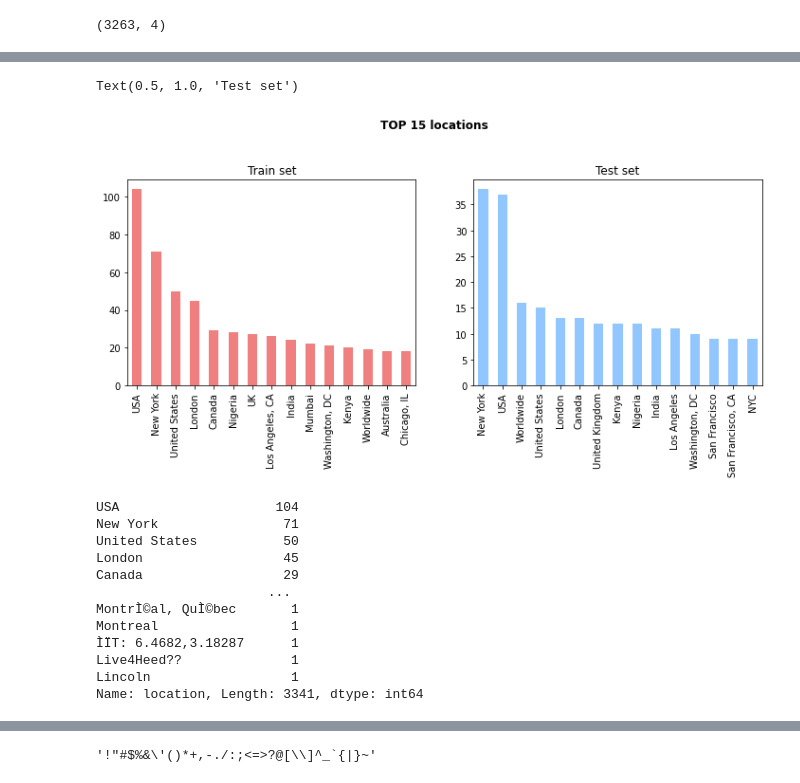
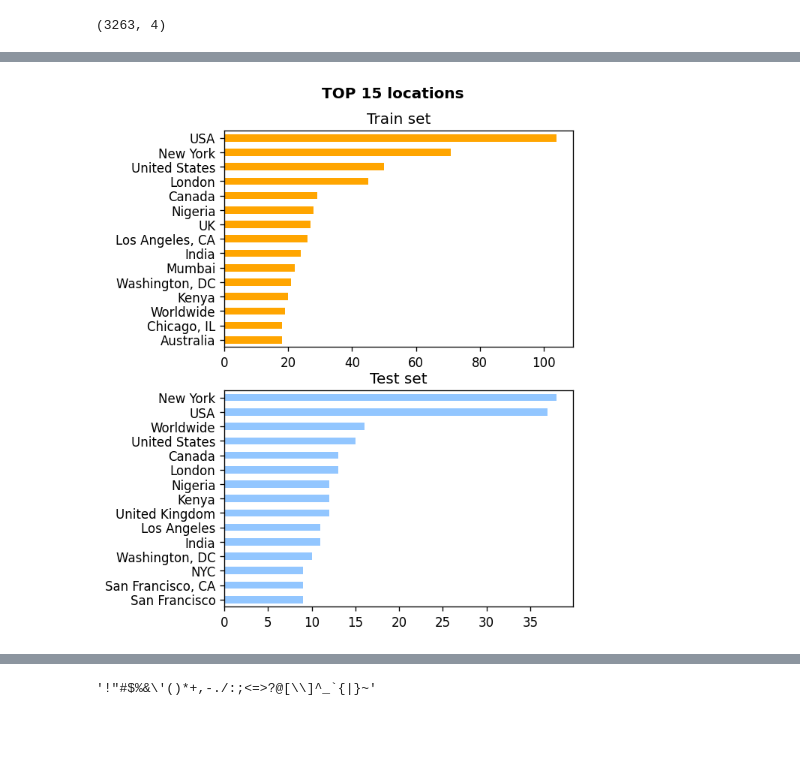
Before and after one commit to raissalohanna/DataLab-FinalProject, a Jupyter notebook: NLP_Tweet_Disaster.ipynb, the cells around one changed output, grey strips where cells are left out. Cells and saved outputs as stored; diff of their text form; code cells hidden in the pictures; blank space fills up the shorter version.

```diff
--- a/NLP_Tweet_Disaster.ipynb
+++ b/NLP_Tweet_Disaster.ipynb
@@ -127,28 +157,16 @@ train_data['target'].value_counts(normalize=True).plot.barh(color='black')
 # %%
-fig2,(ax1, ax2) = plt.subplots(1,2, figsize=(12,4))
-fig2.suptitle('TOP 15 locations', y=1.1, weight='bold', size='large')
+fig2,(ax1, ax2) = plt.subplots(2,1, figsize=(5,7), dpi=120)
+fig2.suptitle('TOP 15 locations', y=0.95, weight='bold', size='large')
 plt.style.use('seaborn-pastel')
 
-ax1 = train_data['location'].value_counts()[:15].plot.bar(ax=ax1, color='lightcoral')
+train_loc = train_data['location'].value_counts()[:15]
+test_loc = test_data['location'].value_counts()[:15]
+
+ax1 = train_loc.sort_values(ascending=True).plot.barh(ax=ax1, color='orange')
 ax1.set_title('Train set')
-ax2 = test_data['location'].value_counts()[:15].plot.bar(ax=ax2)
+ax2 = test_loc.sort_values(ascending=True).plot.barh(ax=ax2)
 ax2.set_title('Test set')
+fig2.savefig("Top locations.png", transparent=True)
 # %% [output]
-Text(0.5, 1.0, 'Test set')
-[figure, old version]
+[figure, new version]
-# %%
-train_data.location.value_counts()
-# %% [output]
-USA                    104
-New York                71
-United States           50
-London                  45
-Canada                  29
-                      ...
-MontrÌ©al, QuÌ©bec       1
-Montreal                 1
-ÌÏT: 6.4682,3.18287      1
-Live4Heed??              1
-Lincoln                  1
-Name: location, Length: 3341, dtype: int64
 # %%
```
Also changed, not shown: parts of 63 cells of this notebook.
